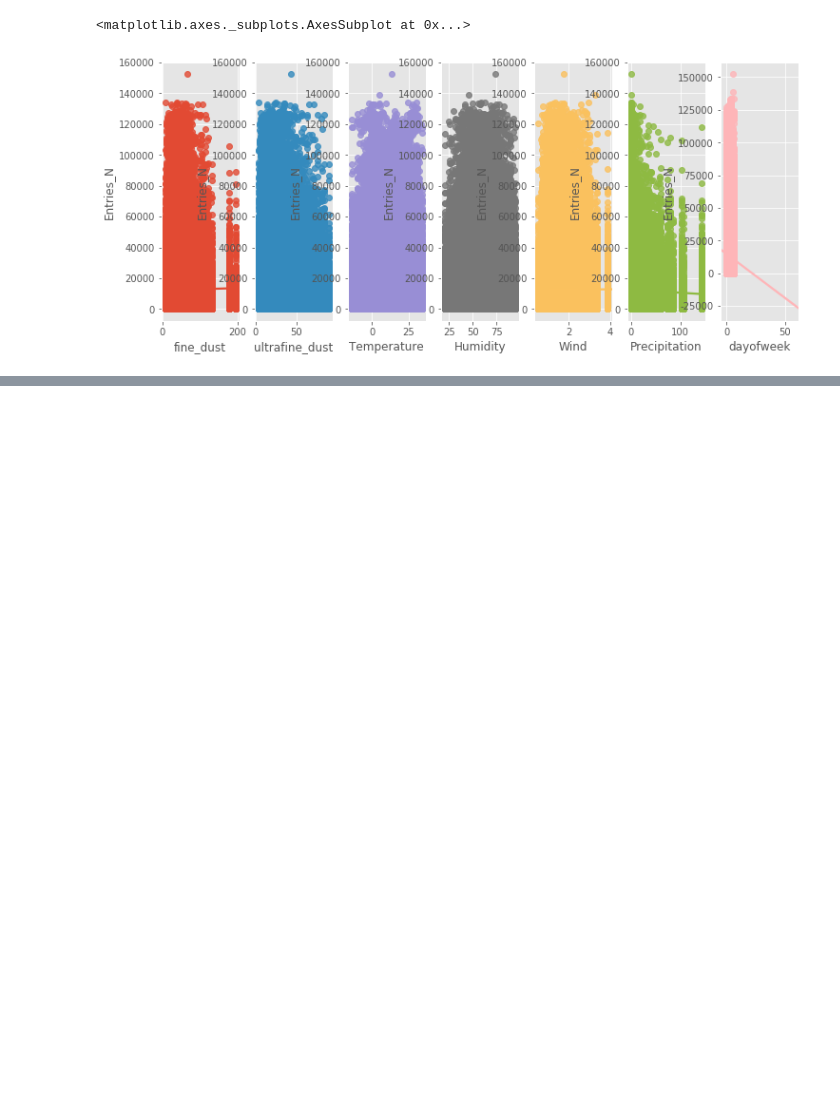
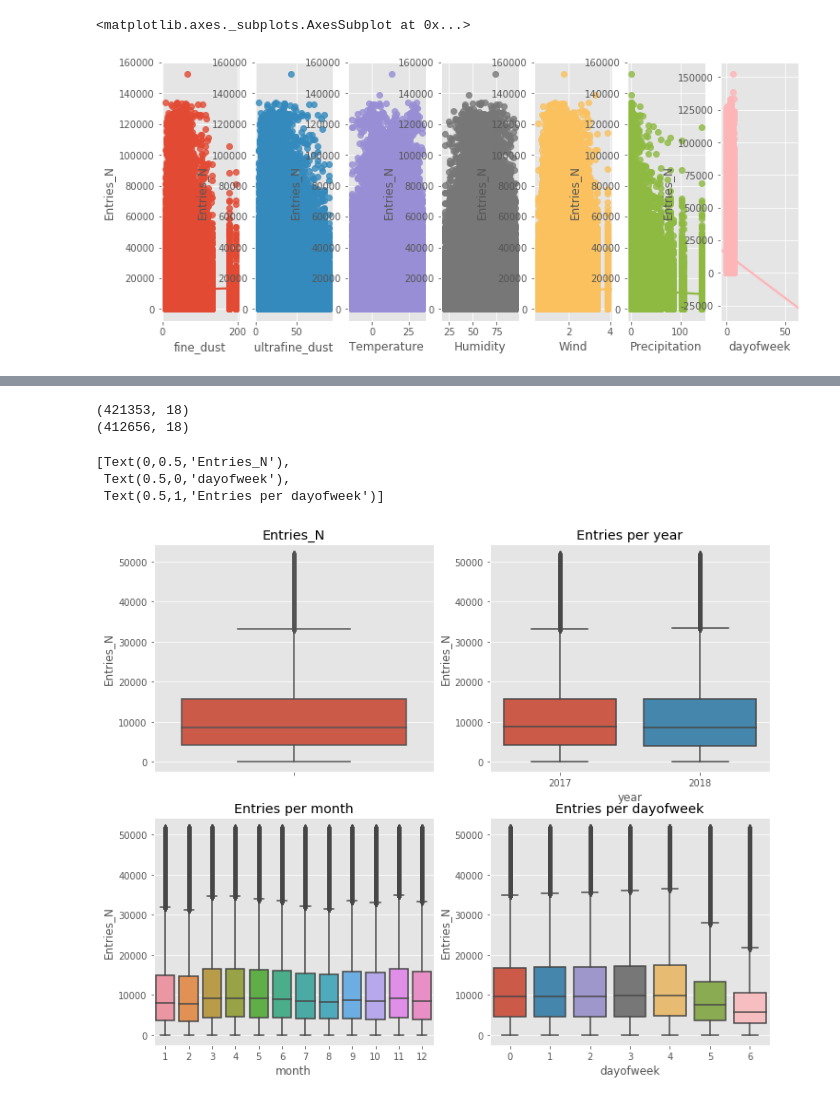
Before and after one commit to MinHyuckChoi/Subway-Project, a Jupyter notebook: Subway_Project.ipynb, the cells around one changed output, grey strips where cells are left out. Saved outputs shown, nothing was run; the diff lists cells and outputs as text; code cells hidden in the pictures; blank space fills up the shorter version.

```diff
--- a/Subway_Project.ipynb
+++ b/Subway_Project.ipynb
@@ -366,0 +400,27 @@ sns.regplot(x="dayofweek",y="Entries_N", data=total_subway_weather,ax=ax7)
+# %%
+#아웃라이어 제거
+
+nooutliers = total_subway_weather[np.abs(total_subway_weather["Entries_N"]-total_subway_weather["Entries_N"].mean()) <= (3*total_subway_weather["Entries_N"].std())]
+
+print(total_subway_weather.shape)
+print(nooutliers.shape)
+# %% [output]
+(421353, 18)
+(412656, 18)
+# %%
+fig, axes = plt.subplots(nrows=2, ncols=2)
+fig.set_size_inches(12,10)
+sns.boxplot(data=nooutliers,y="Entries_N",orient="v",ax=axes[0][0])
+sns.boxplot(data=nooutliers,y="Entries_N",x="year",orient="v",ax=axes[0][1])
+sns.boxplot(data=nooutliers,y="Entries_N",x="month",orient="v",ax=axes[1][0])
+sns.boxplot(data=nooutliers,y="Entries_N",x="dayofweek",orient="v",ax=axes[1][1])
+
+axes[0][0].set(ylabel='Entries_N',title="Entries_N")
+axes[0][1].set(xlabel='year',ylabel='Entries_N',title="Entries per year")
+axes[1][0].set(xlabel='month',ylabel='Entries_N',title="Entries per month")
+axes[1][1].set(xlabel='dayofweek',ylabel='Entries_N',title="Entries per dayofweek")
+# %% [output]
+[Text(0,0.5,'Entries_N'),
+ Text(0.5,0,'dayofweek'),
+ Text(0.5,1,'Entries per dayofweek')]
+[figure, added]
```
Also changed, not shown: parts of 4 cells of this notebook.
